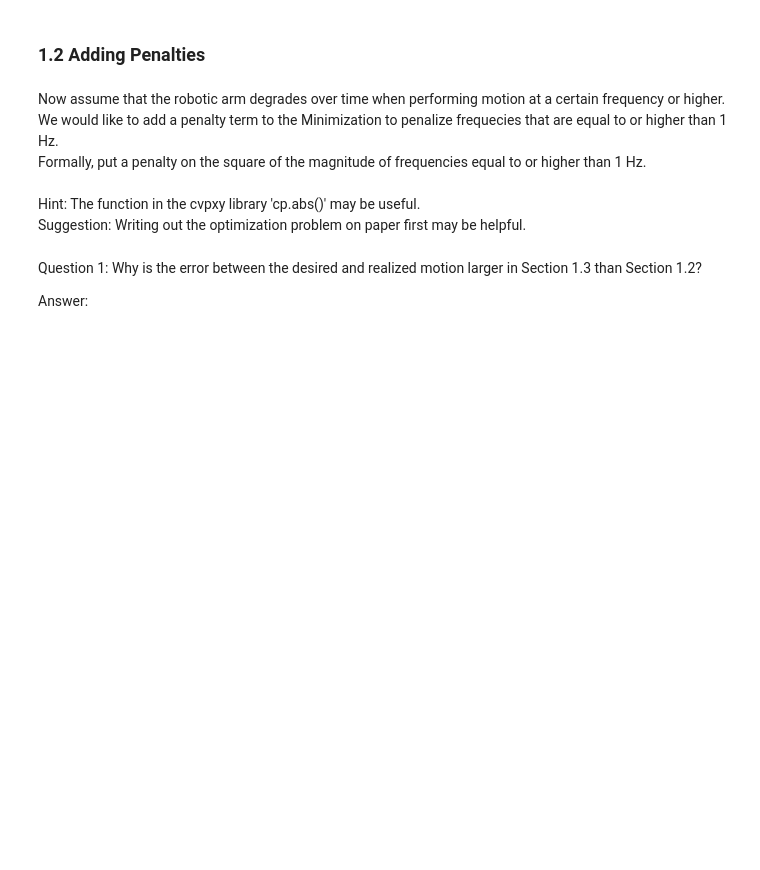
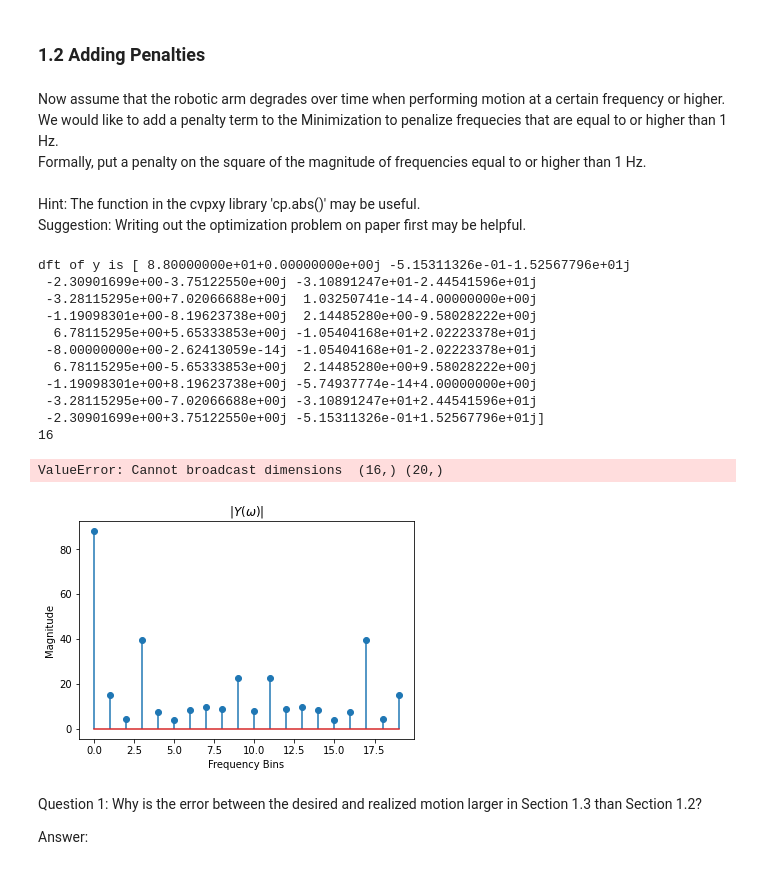
Before and after one commit to sofiagilardini/UCLA_EE113, a Jupyter notebook: hw5/hw5.ipynb, the cells around one changed output. Drawn from its saved outputs; the diff is of its cells as text; code cells hidden in the pictures; blank space fills up the shorter version.

Commit message:
missing only penalisation term

```diff
--- a/hw5/hw5.ipynb
+++ b/hw5/hw5.ipynb
@@ -187,35 +183,74 @@ Formally, put a penalty on the square of the magnitude of frequencies equal to o
 Hint: The function in the cvpxy library 'cp.abs()' may be useful. <br>
 Suggestion: Writing out the optimization problem on paper first may be helpful.
 # %%
-################# Edit the code below to solve for X #################
+################ Edit the code below to solve for X #################
 
 # You may want to create the matrix D here
 # D = ...
 
+
 # As well as the DFT matrix
 # DFT_matrix = ...
 
+dft_y = dft(y)
+
+print("dft of y is", dft_y)
+
+# frequency resolution = (sampling rate) / (number of samples)
+#                      = 5 Hz / 100
+#                      = 0.05 Hz
+# freqofbin = k * freq_resolution
+# 1 = k * 1/4
+# k = 4 --- bin 4 onwards is frequencies equal to or higher than 1Hz.
+
+cutoffbin = 4
+
+dft_highfreq_y = dft_y[cutoffbin:]
+t_highfreq_y = idft(dft_highfreq_y)
+print(len(t_highfreq_y))
+
+
+plt.stem(np.abs(dft_y))
+plt.title(r"$|Y(\omega)|$")
+plt.ylabel("Magnitude")
+plt.xlabel("Frequency Bins")
+
+
 x = cp.Variable(n) # creates a variable vector of size n to be optimized
 alpha = 1e-1
-objective = cp.Minimize(cp.sum_squares(...) + alpha*cp.sum_squares(...)) # Fill in the objective function as well as the penalty term
-constraints = [...] # Fill in the constraints
+objective = cp.Minimize(cp.sum_squares(y-x) + alpha*cp.sum_squares(t_highfreq_y - x)) # Fill in the objective function as well as the penalty term
+constraints = [-5 <= Dx , Dx <= 5] # Fill in the constraints
 prob = cp.Problem(objective, constraints)
 
 # The optimal objective value is returned by `prob.solve()`.
 result = prob.solve()
 # The optimal value for x is stored in `x.value`.
 print(x.value)
 
 # The optimal motion is stored in the variable 'x' and plotted below
 plt.figure(figsize=(10,5))
 plt.plot(t, y, '-o', label='Desired Motion')
 plt.plot(t, x.value, '-o', label='Physically Realizable Motion')
 plt.xlabel('Time')
 plt.ylabel('Position')
 plt.title('Physically Realizable Motion vs. Desired Motion')
 plt.show()### 1.1 Solve Quiz 13 Problem
 
 print(f"Error between desired and realized motion: {np.sum(np.abs(y-x.value))}")
+# %% [output]
+dft of y is [ 8.80000000e+01+0.00000000e+00j -5.15311326e-01-1.52567796e+01j
+ -2.30901699e+00-3.75122550e+00j -3.10891247e+01-2.44541596e+01j
+ -3.28115295e+00+7.02066688e+00j  1.03250741e-14-4.00000000e+00j
+ -1.19098301e+00-8.19623738e+00j  2.14485280e+00-9.58028222e+00j
+  6.78115295e+00+5.65333853e+00j -1.05404168e+01+2.02223378e+01j
+ -8.00000000e+00-2.62413059e-14j -1.05404168e+01-2.02223378e+01j
+  6.78115295e+00-5.65333853e+00j  2.14485280e+00+9.58028222e+00j
+ -1.19098301e+00+8.19623738e+00j -5.74937774e-14+4.00000000e+00j
+ -3.28115295e+00-7.02066688e+00j -3.10891247e+01+2.44541596e+01j
+ -2.30901699e+00+3.75122550e+00j -5.15311326e-01+1.52567796e+01j]
+16
+ValueError: Cannot broadcast dimensions  (16,) (20,)
+[figure, added]
 # %% [markdown]
 Question 1: Why is the error between the desired and realized motion larger in Section 1.3 than Section 1.2?
 
```
Also changed, not shown: parts of 6 cells of this notebook, 3 other files.
